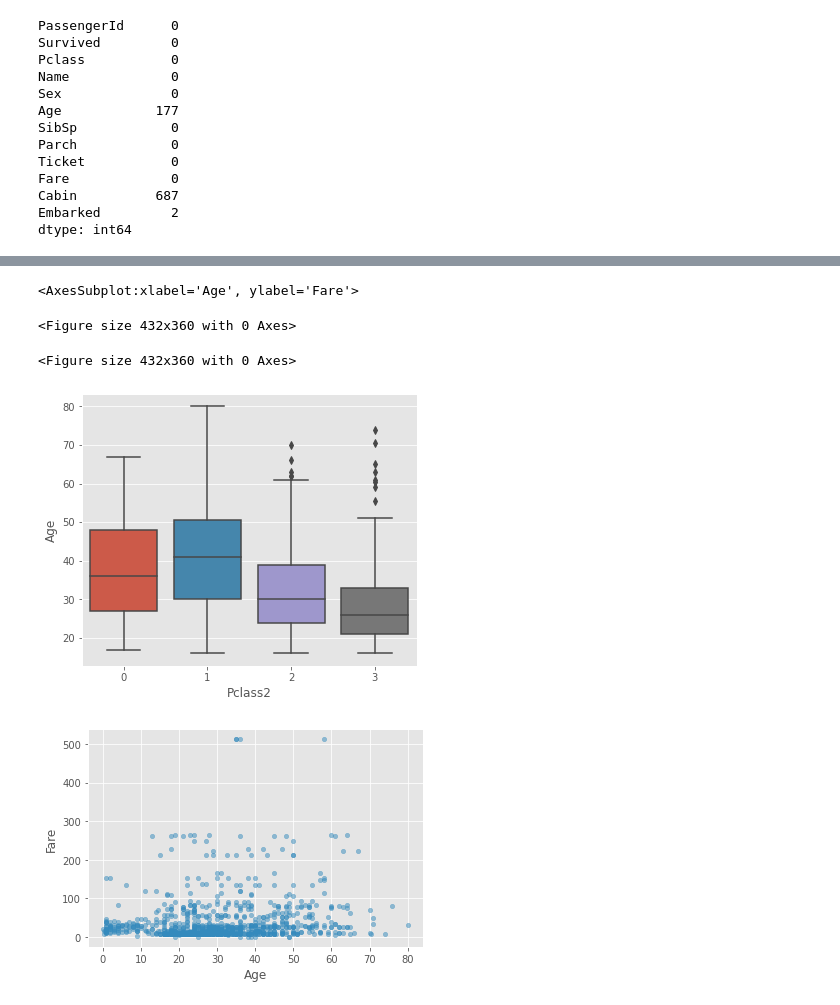
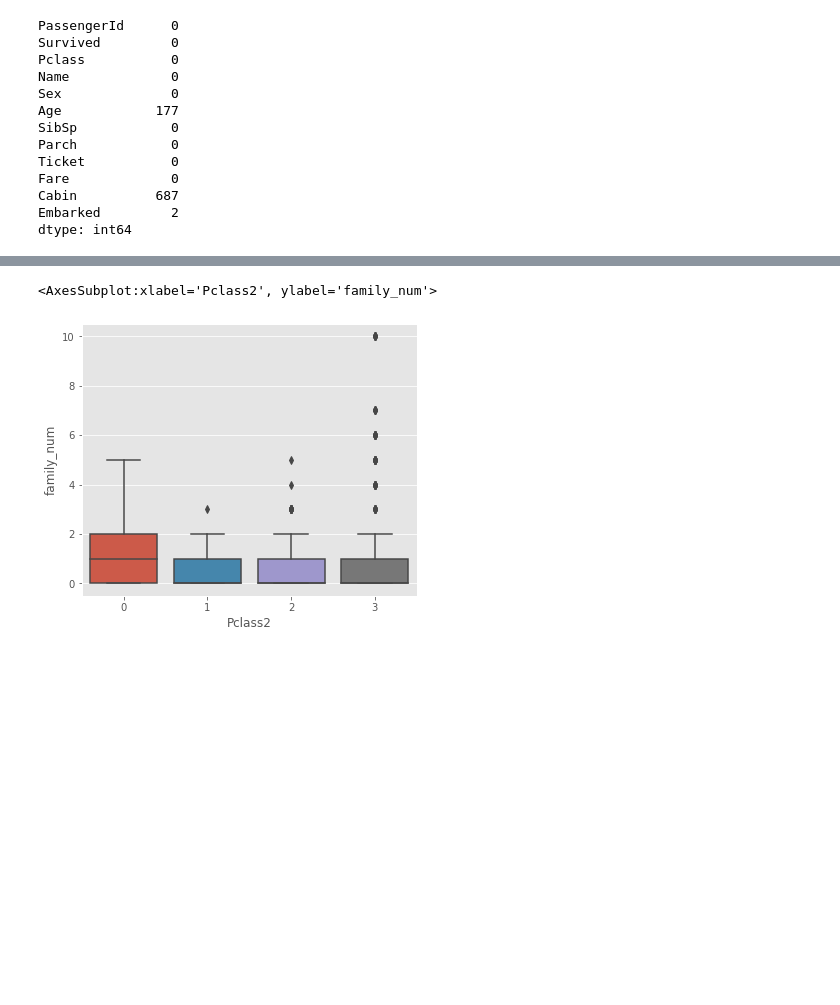
Before and after one commit to satmat/study_kaggle, a Jupyter notebook: titanic.ipynb, the cells around one changed output, grey strips where cells are left out. Cells and saved outputs as stored; diff of their text form; code cells hidden in the pictures; blank space fills up the shorter version.

```diff
--- a/titanic.ipynb
+++ b/titanic.ipynb
@@ -394,37 +357,41 @@ Early stopping, best iteration is:
 # %%
 # p.149 チケットクラスごとの人数を確認する
 train_df = pd.read_csv("../input/titanic/train.csv")
 test_df = pd.read_csv("../input/titanic/test.csv")
 all_df = pd.concat([train_df, test_df], sort=False).reset_index(drop=True)
 #all_df.Pclass.value_counts()
 #all_df.Pclass.value_counts().plot.bar()
 
 # p.150 料金の分布を確認する
 #all_df[["Pclass", "Fare"]].groupby("Pclass").describe()
 
-plt.figure(figsize=(6, 5))
+#plt.figure(figsize=(6, 5))
 #sns.boxplot(x="Pclass", y="Fare", data=all_df)
 
 # p.152 1等級チケットのうち、高額チケット(1等級チケットの上位25%）をPClass0にする
 # Pclass2のうちFareが108より大きいものを0に変更する
 all_df["Pclass2"] = all_df["Pclass"]
 all_df.loc[all_df["Fare"]>108, "Pclass2"] = 0
 #all_df[all_df["Pclass2"] == 0]
 
 # p.153 チケットクラスごとの年齢の分布を確認する
 all_df[["Pclass2", "Age"]].groupby("Pclass2").describe()
-plt.figure(figsize=(6, 5))
+#plt.figure(figsize=(6, 5))
 #sns.boxplot(x="Pclass2", y="Age", data=all_df)
 
 # 15歳より上の人に限定して再度確認する
 all_df[all_df["Age"]>15][["Pclass2","Age"]].groupby("Pclass2").describe()
+#plt.figure(figsize=(6, 5))
+#sns.boxplot(x="Pclass2", y="Age", data=all_df[all_df["Age"]>15])
+
+#all_df.plot.scatter(x="Age", y="Fare", alpha=0.5)
+
+# p.156 チケットクラスごとの乗船家族人数を確認する
+all_df["family_num"] = all_df["SibSp"] + all_df["Parch"]
+all_df[["Pclass2", "family_num"]].groupby("Pclass2").describe()
+
 plt.figure(figsize=(6, 5))
-sns.boxplot(x="Pclass2", y="Age", data=all_df[all_df["Age"]>15])
-
-all_df.plot.scatter(x="Age", y="Fare", alpha=0.5)
+sns.boxplot(x="Pclass2", y="family_num", data=all_df)
 # %% [output]
-<AxesSubplot:xlabel='Age', ylabel='Fare'>
+<AxesSubplot:xlabel='Pclass2', ylabel='family_num'>
-<Figure size 432x360 with 0 Axes>
-<Figure size 432x360 with 0 Axes>
-[figure, old version]
+[figure, new version]
-[figure, removed]
```
Also changed, not shown: parts of 4 cells of this notebook.
